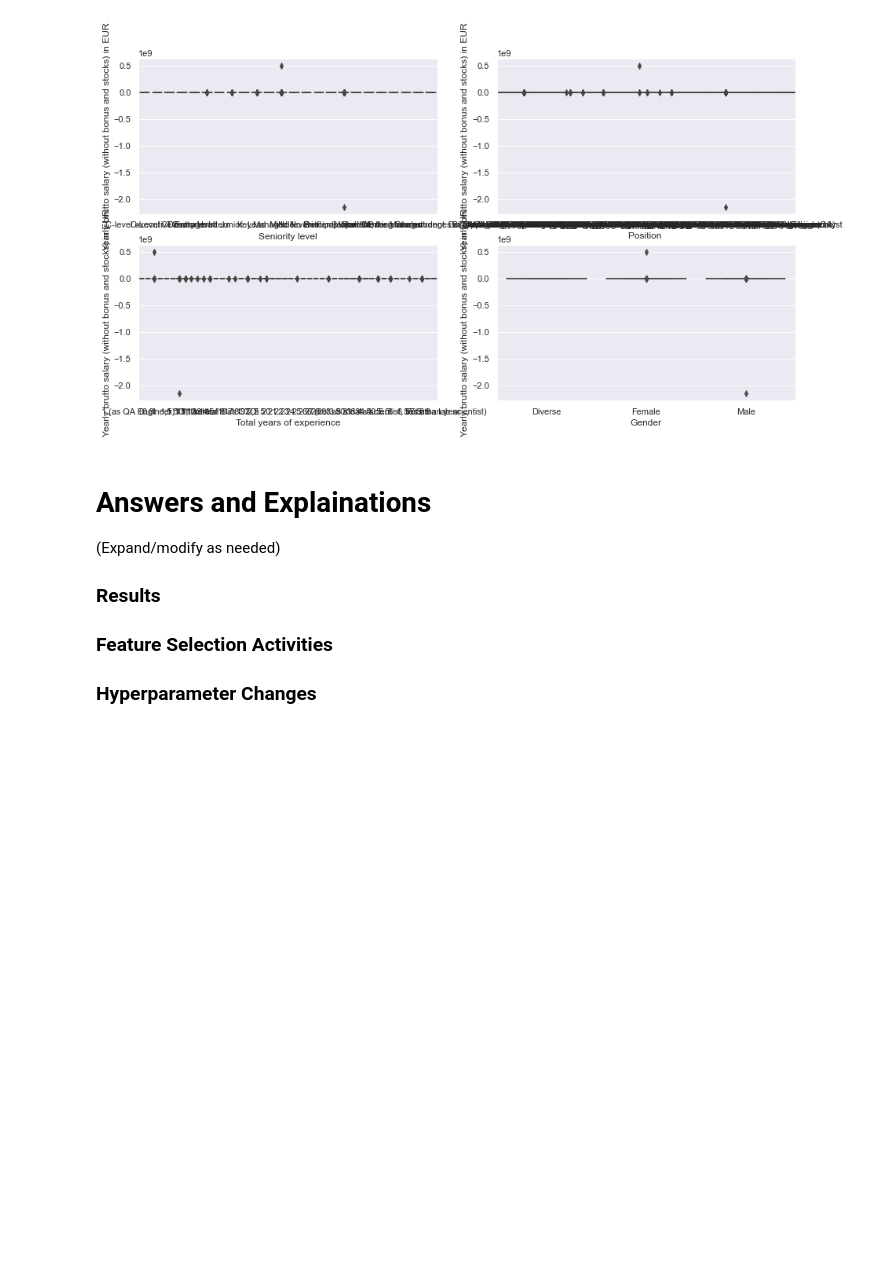
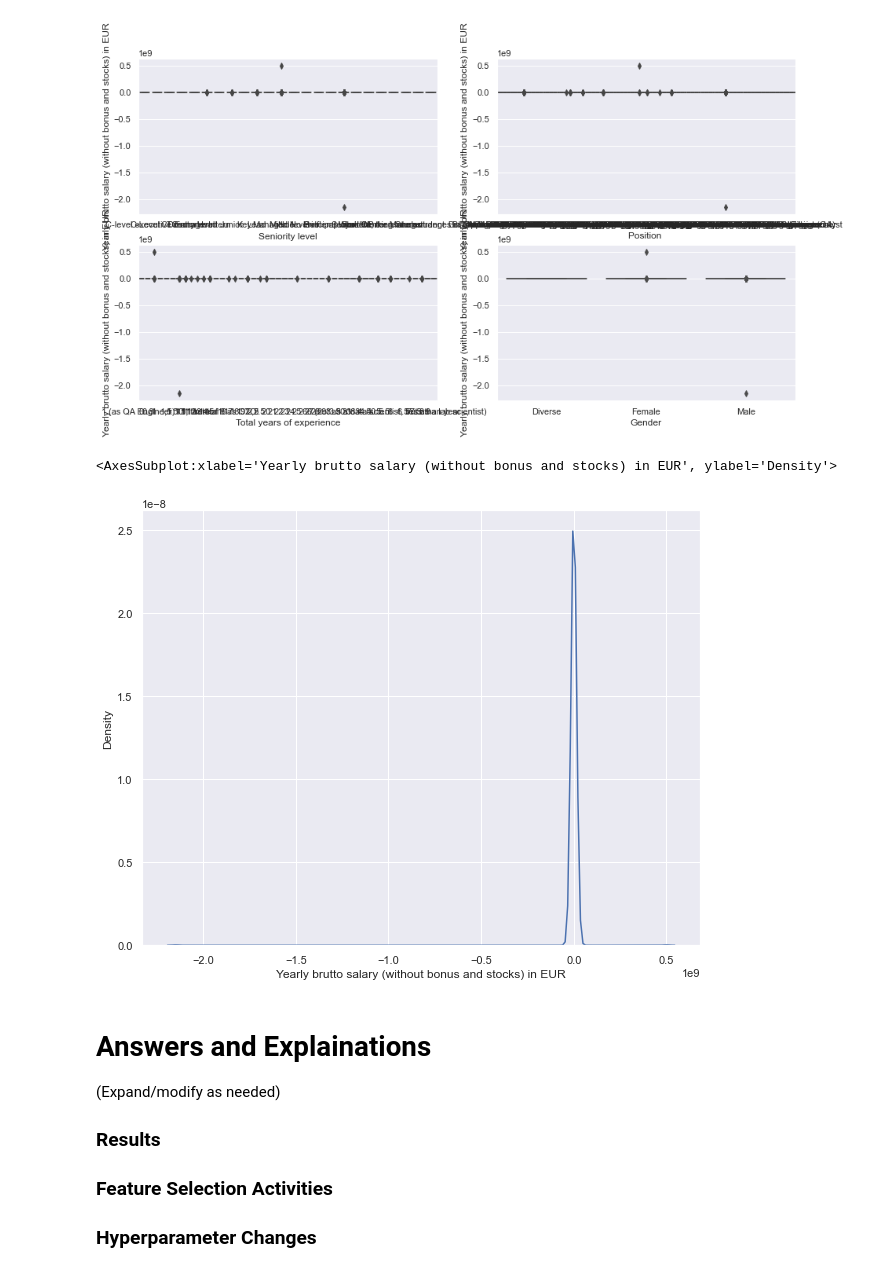
Before and after one commit to SidhST12/ItML_Asn_2_Students, a Jupyter notebook: assignment_2_start.ipynb, the cells around one changed output. Saved outputs shown, nothing was run; the diff lists cells and outputs as text; code cells hidden in the pictures; blank space fills up the shorter version.

```diff
--- a/assignment_2_start.ipynb
+++ b/assignment_2_start.ipynb
@@ -286,6 +286,11 @@ sns.boxplot(x='Gender',y='Yearly brutto salary (without bonus and stocks) in EUR
 # %% [output]
 <AxesSubplot:xlabel='Gender', ylabel='Yearly brutto salary (without bonus and stocks) in EUR'>
 [figure]
+# %%
+sns.kdeplot(data=df, x="Yearly brutto salary (without bonus and stocks) in EUR")
+# %% [output]
+<AxesSubplot:xlabel='Yearly brutto salary (without bonus and stocks) in EUR', ylabel='Density'>
+[figure, added]
 # %% [markdown]
 # Answers and Explainations
 (Expand/modify as needed)
```
Also changed, not shown: parts of 1 cell of this notebook.
